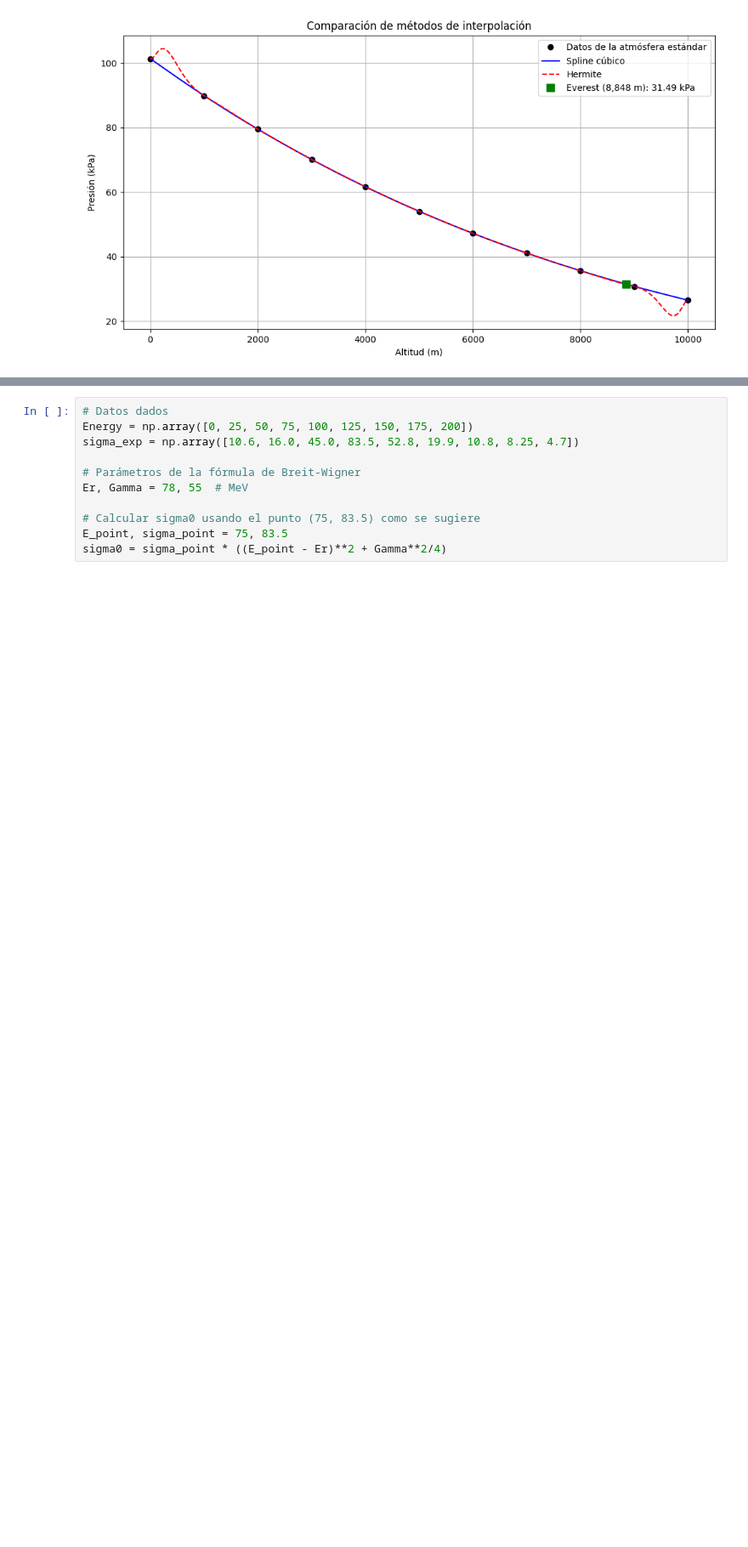
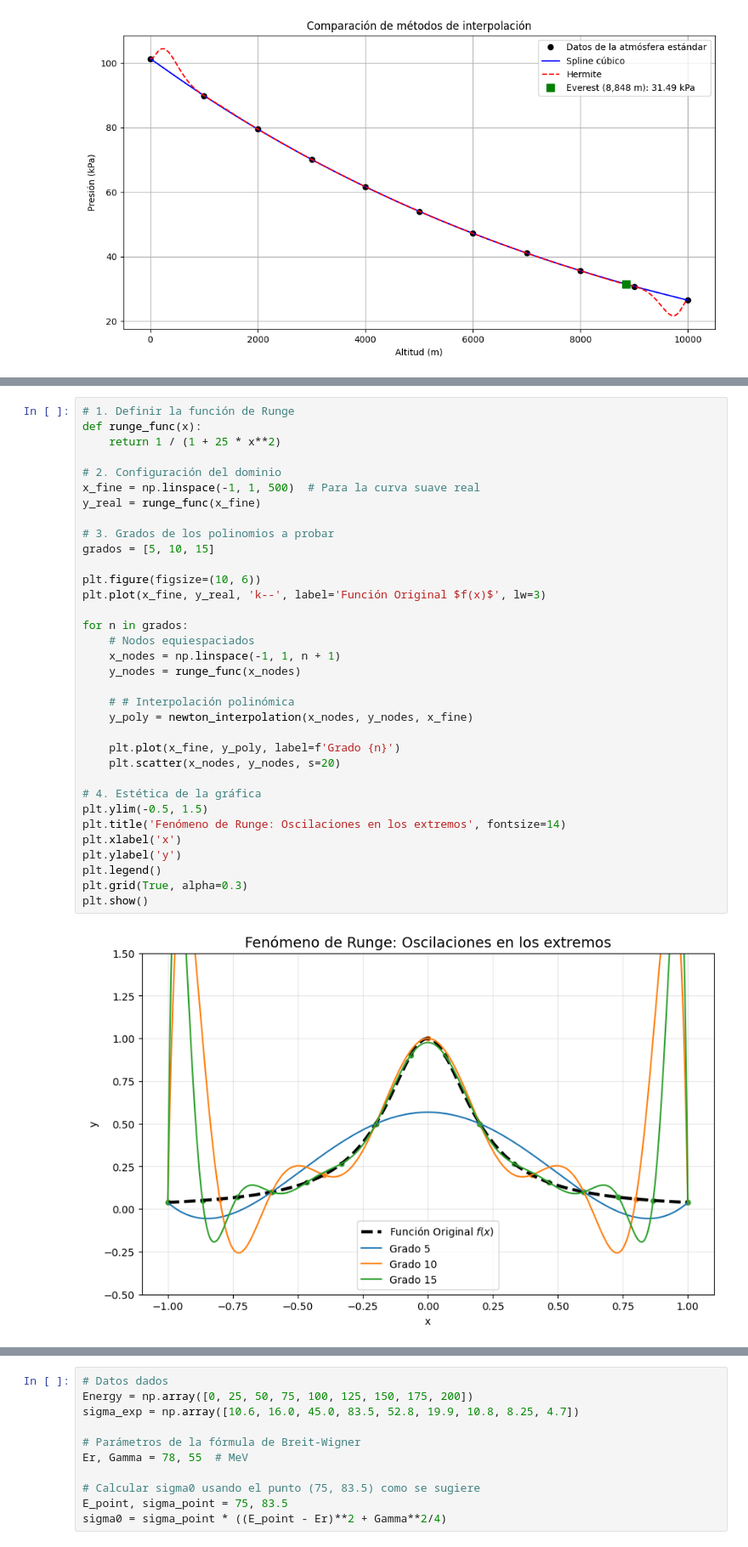
Before and after one commit to danielruizm16/ComputationalMethods_2026_I, a Jupyter notebook: Interpolación/Interpolación.ipynb, the cells around one changed output, grey strips where cells are left out. Shown at 85% size. Cells and saved outputs as stored; diff of their text form; blank space fills up the shorter version.

Commit message:
Material Interpolación

```diff
--- a/Interpolación/Interpolación.ipynb
+++ b/Interpolación/Interpolación.ipynb
@@ -534,0 +559,36 @@ plt.show()
+# %%
+# 1. Definir la función de Runge
+def runge_func(x):
+    return 1 / (1 + 25 * x**2)
+
+# 2. Configuración del dominio
+x_fine = np.linspace(-1, 1, 500)  # Para la curva suave real
+y_real = runge_func(x_fine)
+
+# 3. Grados de los polinomios a probar
+grados = [5, 10, 15]
+
+plt.figure(figsize=(10, 6))
+plt.plot(x_fine, y_real, 'k--', label='Función Original $f(x)$', lw=3)
+
+for n in grados:
+    # Nodos equiespaciados
+    x_nodes = np.linspace(-1, 1, n + 1)
+    y_nodes = runge_func(x_nodes)
+
+    # # Interpolación polinómica
+    y_poly = newton_interpolation(x_nodes, y_nodes, x_fine)
+
+    plt.plot(x_fine, y_poly, label=f'Grado {n}')
+    plt.scatter(x_nodes, y_nodes, s=20)
+
+# 4. Estética de la gráfica
+plt.ylim(-0.5, 1.5)
+plt.title('Fenómeno de Runge: Oscilaciones en los extremos', fontsize=14)
+plt.xlabel('x')
+plt.ylabel('y')
+plt.legend()
+plt.grid(True, alpha=0.3)
+plt.show()
+# %% [output]
+[figure, added]
```
Also changed, not shown: parts of 4 cells of this notebook.
